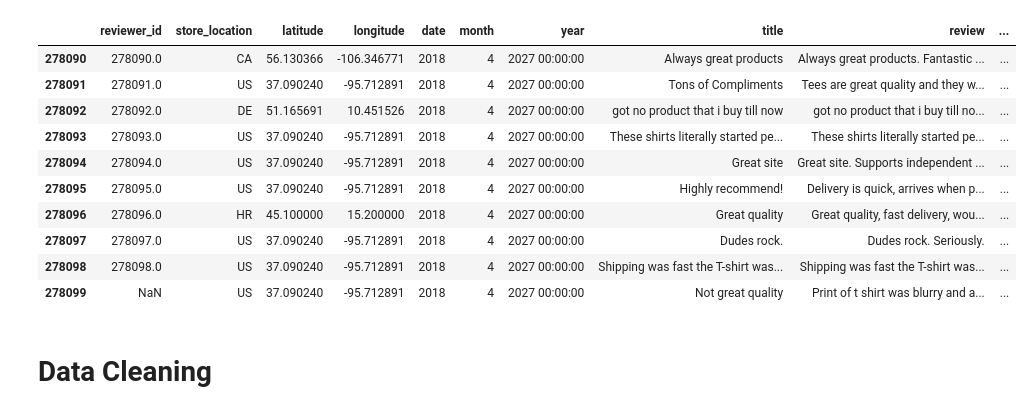
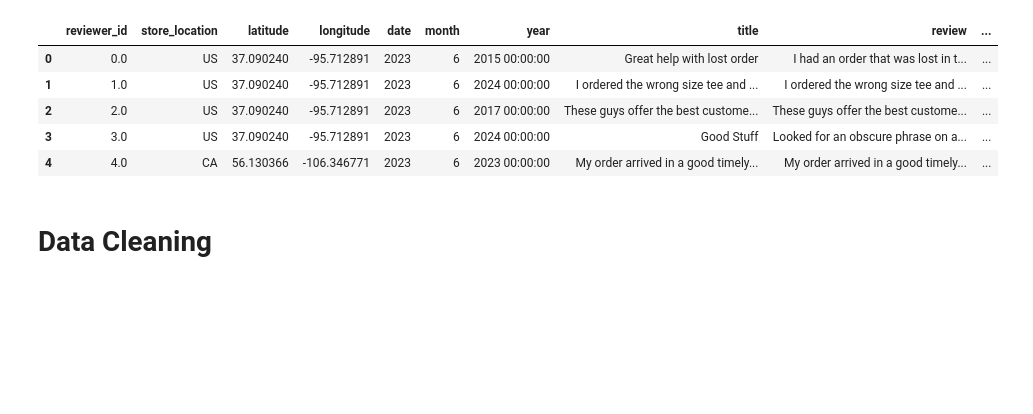
Before and after one commit to Arsan24/CognoRise-Infotech, a Jupyter notebook: Shopper Sentiment/Shopper.ipynb, the cells around one changed output. Saved outputs shown, nothing was run; the diff lists cells and outputs as text; code cells hidden in the pictures; blank space fills up the shorter version.

```diff
--- a/Shopper Sentiment/Shopper.ipynb
+++ b/Shopper Sentiment/Shopper.ipynb
@@ -6,19 +32,14 @@ from sklearn.metrics.pairwise import cosine_similarity
 # %%
 # Read dataset
-df = pd.read_csv('Dataset/ShopperSentiments.csv',encoding='ISO-8859-1')
-df.tail(10)
+data = pd.read_csv('../Dataset/ShopperSentiments.csv',encoding='ISO-8859-1')
+data.head()
 # %% [output]
 |  | reviewer_id | store_location | latitude | longitude | date | month | year | title | review | ... |
-| 278090 | 278090.0 | CA | 56.130366 | -106.346771 | 2018 | 4 | 2027 00:00:00 | Always great products | Always great products. Fantastic ... | ... |
-| 278091 | 278091.0 | US | 37.090240 | -95.712891 | 2018 | 4 | 2027 00:00:00 | Tons of Compliments | Tees are great quality and they w... | ... |
-| 278092 | 278092.0 | DE | 51.165691 | 10.451526 | 2018 | 4 | 2027 00:00:00 | got no product that i buy till now | got no product that i buy till no... | ... |
-| 278093 | 278093.0 | US | 37.090240 | -95.712891 | 2018 | 4 | 2027 00:00:00 | These shirts literally started pe... | These shirts literally started pe... | ... |
-| 278094 | 278094.0 | US | 37.090240 | -95.712891 | 2018 | 4 | 2027 00:00:00 | Great site | Great site. Supports independent ... | ... |
-| 278095 | 278095.0 | US | 37.090240 | -95.712891 | 2018 | 4 | 2027 00:00:00 | Highly recommend! | Delivery is quick, arrives when p... | ... |
-| 278096 | 278096.0 | HR | 45.100000 | 15.200000 | 2018 | 4 | 2027 00:00:00 | Great quality | Great quality, fast delivery, wou... | ... |
-| 278097 | 278097.0 | US | 37.090240 | -95.712891 | 2018 | 4 | 2027 00:00:00 | Dudes rock. | Dudes rock. Seriously. | ... |
-| 278098 | 278098.0 | US | 37.090240 | -95.712891 | 2018 | 4 | 2027 00:00:00 | Shipping was fast the T-shirt was... | Shipping was fast the T-shirt was... | ... |
-| 278099 | NaN | US | 37.090240 | -95.712891 | 2018 | 4 | 2027 00:00:00 | Not great quality | Print of t shirt was blurry and a... | ... |
+| 0 | 0.0 | US | 37.090240 | -95.712891 | 2023 | 6 | 2015 00:00:00 | Great help with lost order | I had an order that was lost in t... | ... |
+| 1 | 1.0 | US | 37.090240 | -95.712891 | 2023 | 6 | 2024 00:00:00 | I ordered the wrong size tee and ... | I ordered the wrong size tee and ... | ... |
+| 2 | 2.0 | US | 37.090240 | -95.712891 | 2023 | 6 | 2017 00:00:00 | These guys offer the best custome... | These guys offer the best custome... | ... |
+| 3 | 3.0 | US | 37.090240 | -95.712891 | 2023 | 6 | 2024 00:00:00 | Good Stuff | Looked for an obscure phrase on a... | ... |
+| 4 | 4.0 | CA | 56.130366 | -106.346771 | 2023 | 6 | 2023 00:00:00 | My order arrived in a good timely... | My order arrived in a good timely... | ... |
 # %% [markdown]
 # Data Cleaning
 # %%
```
Also changed, not shown: parts of 20 cells of this notebook, 2 other files.
